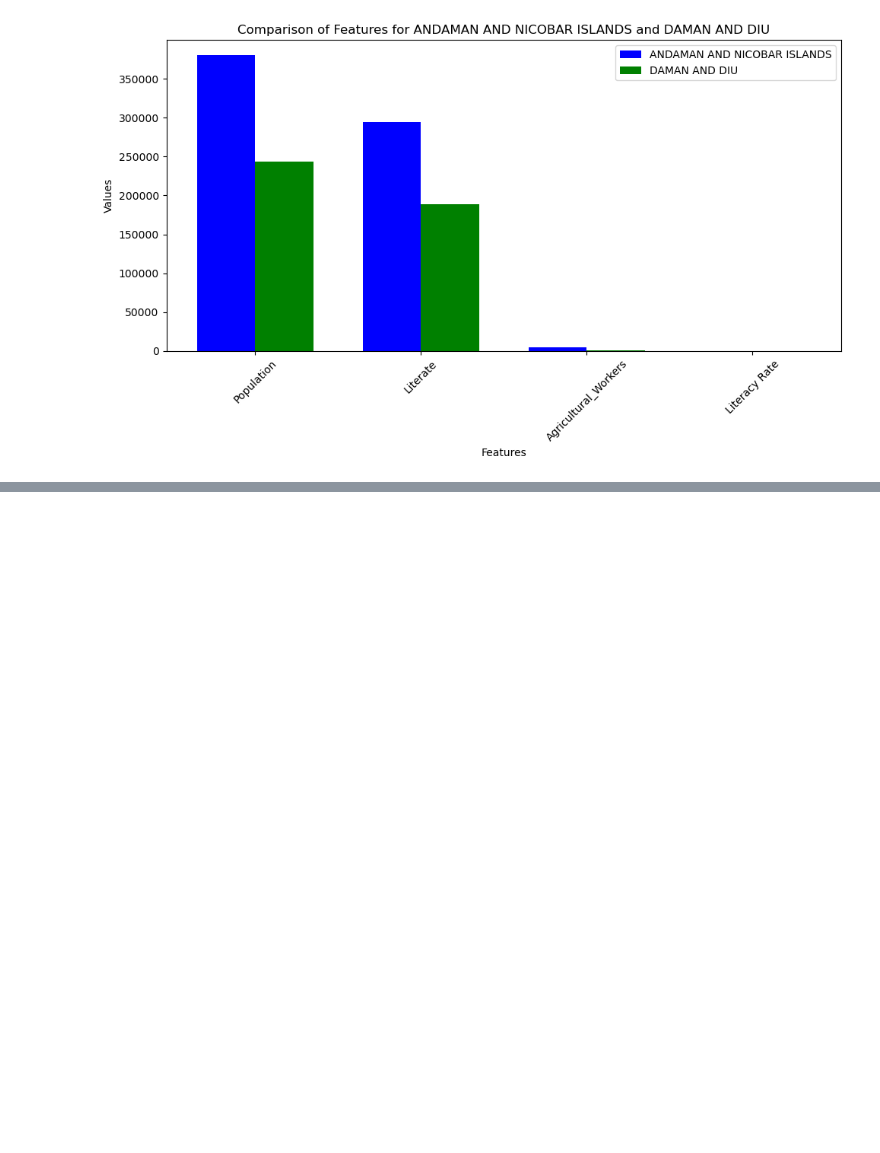
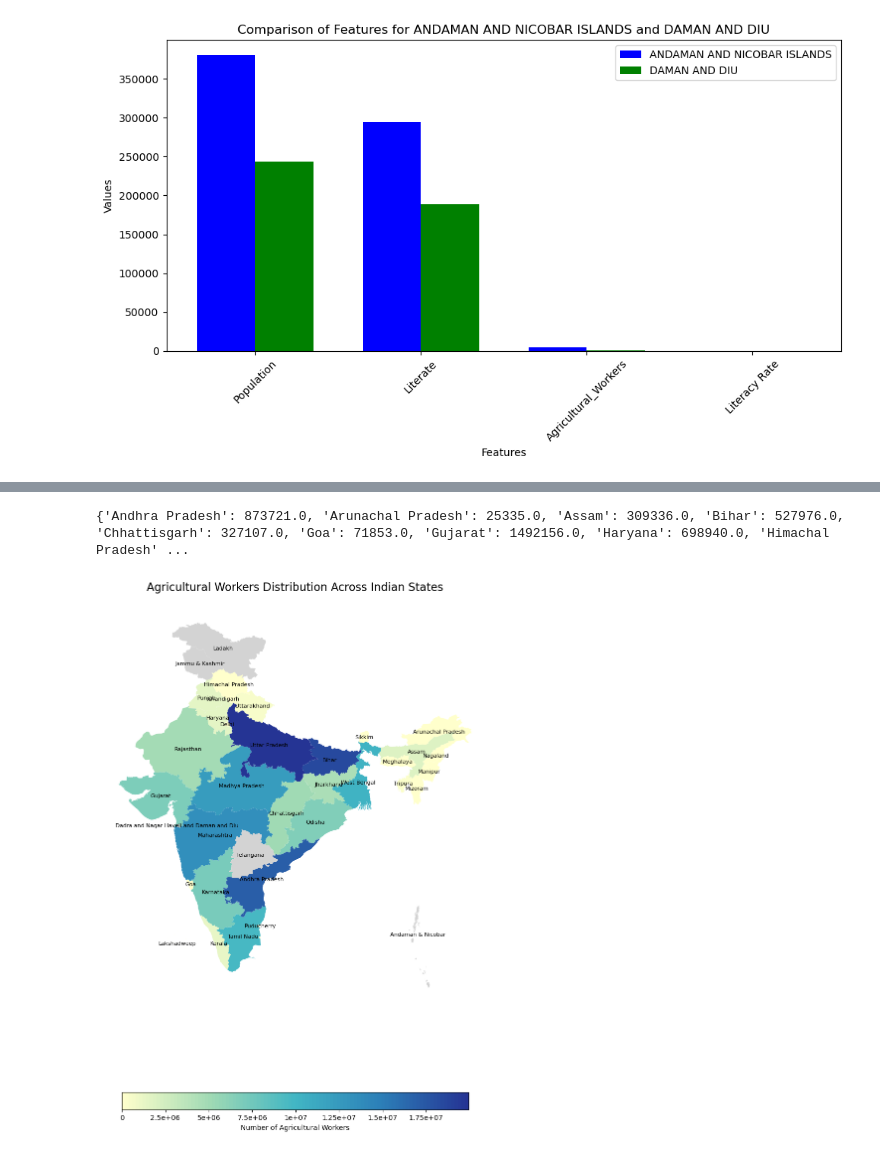
Before and after one commit to vaibhavdubey61/Census2011_Analysis, a Jupyter notebook: India_Census_2011.ipynb, the cells around one changed output, grey strips where cells are left out. Cells and saved outputs as stored; diff of their text form; code cells hidden in the pictures; blank space fills up the shorter version.

```diff
--- a/India_Census_2011.ipynb
+++ b/India_Census_2011.ipynb
@@ -434,3 +461,6 @@ Agricultural_Workers       772.000000
 Literacy Rate               77.454604
 Name: DAMAN AND DIU, dtype: float64
 [figure]
+# %%
+agri_data = state_summary.set_index(state_summary.index).to_dict()['Agricultural_Workers']
+print(agri_data)
@@ -436,0 +469,3 @@ Name: DAMAN AND DIU, dtype: float64
+# %%
+ppd=pd.read_csv('Table_2A_State_Uts.csv')
+ppd.head()
@@ -436,0 +635,73 @@ Name: DAMAN AND DIU, dtype: float64
+# %%
+gdp_data = gdp.set_index('State/UT').to_dict()['Gross State Domestic Product (GSDP)at Current Prices - 2018-19']
+print(gdp_data)
+# %% [output]
+{'Andhra Pradesh': 873721.0, 'Arunachal Pradesh': 25335.0, 'Assam': 309336.0, 'Bihar': 527976.0, 'Chhattisgarh': 327107.0, 'Goa': 71853.0, 'Gujarat': 1492156.0, 'Haryana': 698940.0, 'Himachal Pradesh' ...
+# %%
+def create_agri_workers_map():
+    """
+    Create a visualization of India with states colored by number of agricultural workers
+    """
+    # Read the state-level shapefile
+    states = gpd.read_file('Admin2.shp')
+
+    # Create state name mapping dictionary
+    state_name_mapping = {
+        'NCT OF DELHI': 'Delhi',
+        'ORISSA': 'Odisha',
+        'PONDICHERRY': 'Puducherry'
+    }
+
+    # Create a new dictionary with corrected state names
+    mapped_agri_data = {}
+    for k, v in agri_data.items():
+        new_key = state_name_mapping.get(k, k.title())
+        mapped_agri_data[new_key] = v
+
+    # Create figure and axis
+    fig, ax = plt.subplots(1, 1, figsize=(15, 15))
+
+    # Create a custom colormap
+    colors =   ['#ffffcc', '#a1dab4', '#41b6c4', '#2c7fb8', '#253494']  # Yellow to Blue
+    n_bins = 100
+    cmap = LinearSegmentedColormap.from_list("custom", colors, N=n_bins)
+
+    # Map state names to agricultural workers values
+    states['Agri_Workers'] = states['ST_NM'].map(mapped_agri_data)
+
+    # Plot the states
+    states.plot(ax=ax,
+               column='Agri_Workers',
+               cmap=cmap,
+               legend=True,
+               legend_kwds={'label': 'Number of Agricultural Workers',
+                           'orientation': 'horizontal',
+                           'shrink': 0.6,
+                           'format': '%g'},
+               missing_kwds={'color': 'lightgrey'})
+
+    # Add state labels with worker count
+    for idx, row in states.iterrows():
+        if not np.isnan(row['Agri_Workers']):
+            #label = f"{row['ST_NM']}\n({row['Agri_Workers']:,.0f})"
+            label = f"{row['ST_NM']}"
+        else:
+            label = row['ST_NM']
+
+        ax.annotate(text=label,
+                   xy=(row.geometry.centroid.x, row.geometry.centroid.y),
+                   horizontalalignment='center',
+                   verticalalignment='center',
+                   fontsize=8)
+
+    # Customize the plot
+    ax.set_title('Agricultural Workers Distribution Across Indian States', fontsize=16, pad=20)
+    ax.axis('off')
+
+    return fig, ax
+
+# Create and display the map
+fig, ax = create_agri_workers_map()
+plt.show()
+# %% [output]
+[figure, added]
```
Also changed, not shown: parts of 34 cells of this notebook.
